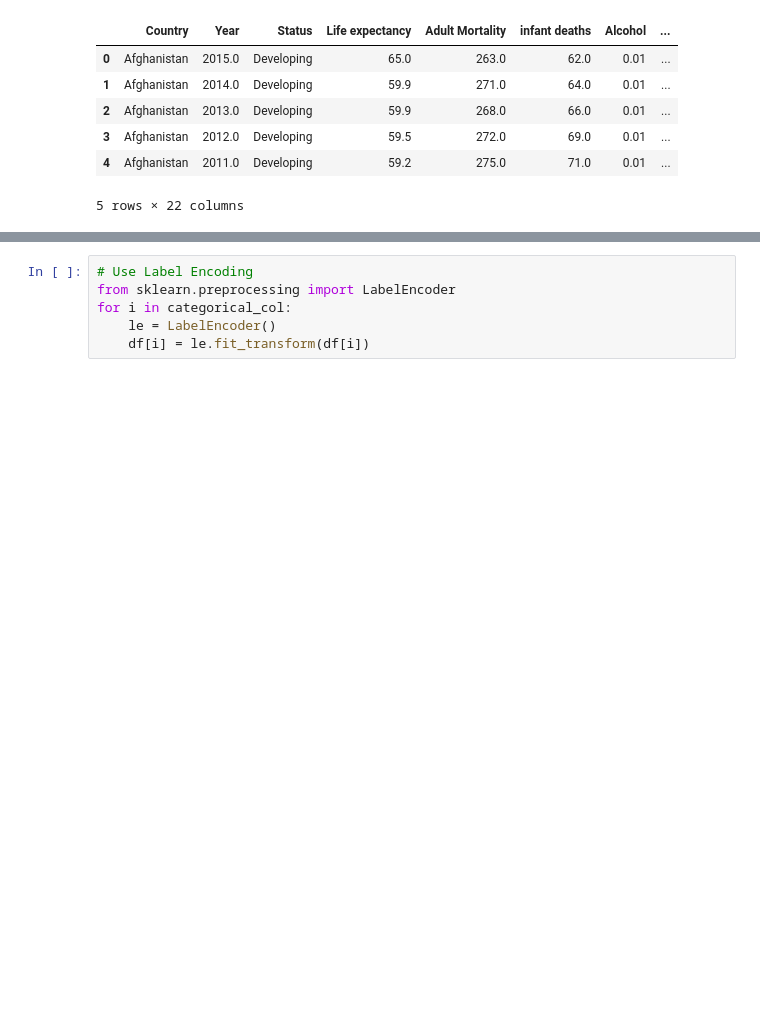
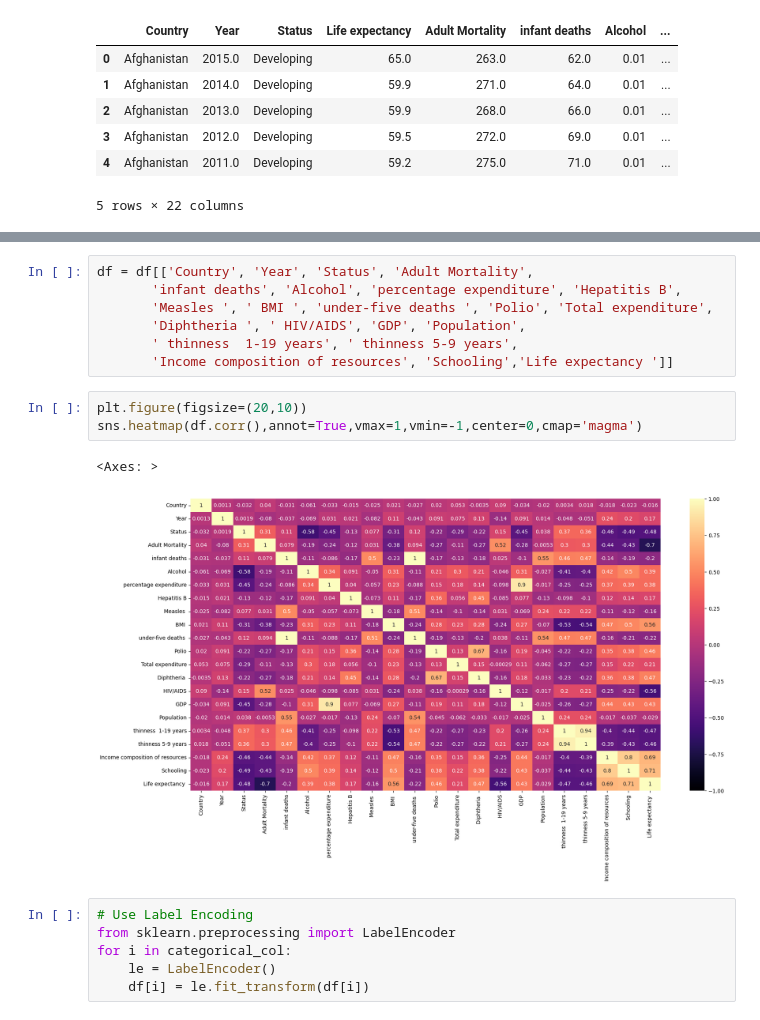
Before and after one commit to meet-vasita/Life-Expectancy-Classication-Model, a Jupyter notebook: Model.ipynb, the cells around one changed output, grey strips where cells are left out. Drawn from its saved outputs; the diff is of its cells as text; blank space fills up the shorter version.

```diff
--- a/Model.ipynb
+++ b/Model.ipynb
@@ -99,3 +109,16 @@ df.head()
+# %%
+df = df[['Country', 'Year', 'Status', 'Adult Mortality',
+       'infant deaths', 'Alcohol', 'percentage expenditure', 'Hepatitis B',
+       'Measles ', ' BMI ', 'under-five deaths ', 'Polio', 'Total expenditure',
+       'Diphtheria ', ' HIV/AIDS', 'GDP', 'Population',
+       ' thinness  1-19 years', ' thinness 5-9 years',
+       'Income composition of resources', 'Schooling','Life expectancy ']]
+# %%
+plt.figure(figsize=(20,10))
+sns.heatmap(df.corr(),annot=True,vmax=1,vmin=-1,center=0,cmap='magma')
+# %% [output]
+<Axes: >
+[figure, added]
 # %%
 # Use Label Encoding
 from sklearn.preprocessing import LabelEncoder
```
Also changed, not shown: parts of 7 cells of this notebook, 3 other files.
